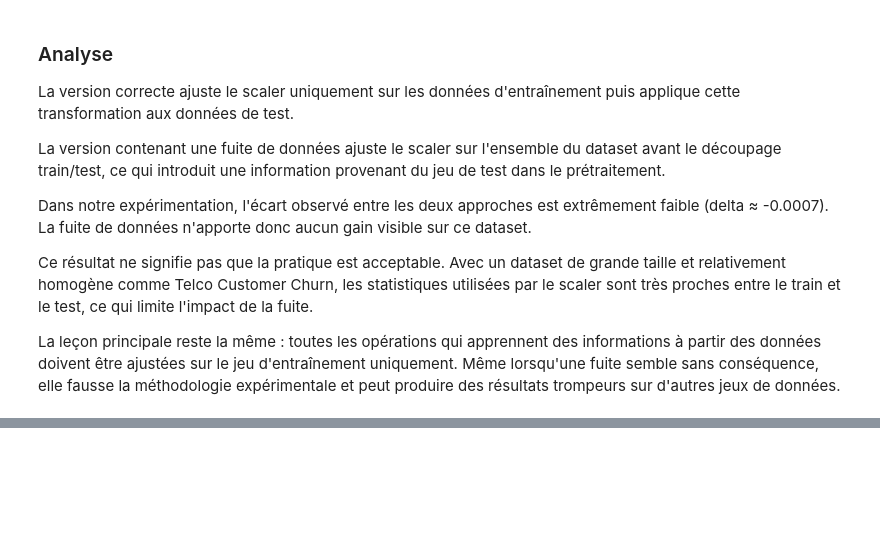
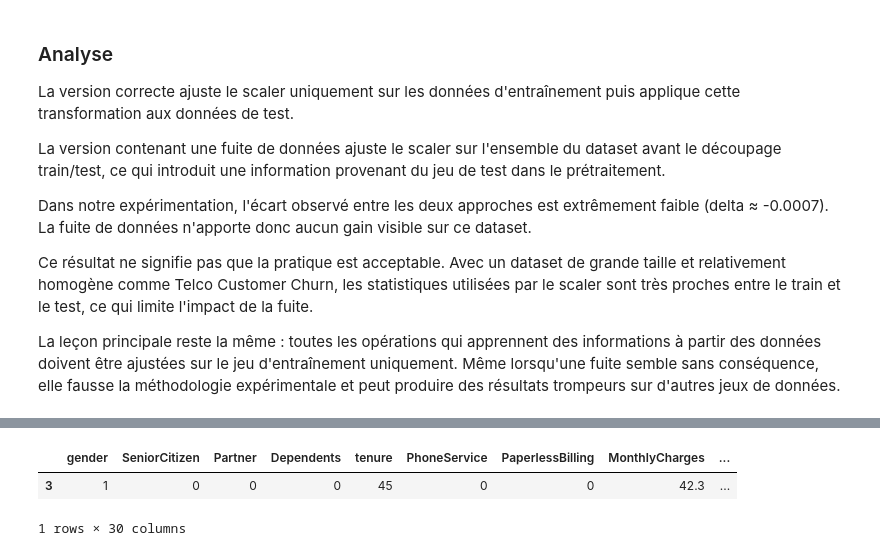
Before and after one commit to GurvanDude/arene-des-algos-Gurvan_Godin, a Jupyter notebook: notebooks/02_arene_des_algos.ipynb, the cells around one changed output, grey strips where cells are left out. Saved outputs shown, nothing was run; the diff lists cells and outputs as text; code cells hidden in the pictures; blank space fills up the shorter version.

Commit message:
feat(preprocessing): build reusable data cleaner

```diff
--- a/notebooks/02_arene_des_algos.ipynb
+++ b/notebooks/02_arene_des_algos.ipynb
@@ -926,0 +990,23 @@ La leçon principale reste la même : toutes les opérations qui apprennent des
+# %%
+X_train = df_final.sample(
+    frac=0.8,
+    random_state=42
+)
+
+X_test = df_final.drop(
+    X_train.index
+)
+# %%
+cleaner = DataCleaner()
+
+X_train_clean = (
+    cleaner.fit_transform(
+        X_train
+    )
+)
+
+X_test_clean = (
+    cleaner.transform(
+        X_test
+    )
+)
@@ -926,0 +1024,10 @@ La leçon principale reste la même : toutes les opérations qui apprennent des
+# %%
+une_ligne = X_test.head(1)
+
+cleaner.transform(
+    une_ligne
+)
+# %% [output]
+|  | gender | SeniorCitizen | Partner | Dependents | tenure | PhoneService | PaperlessBilling | MonthlyCharges | ... |
+| 3 | 1 | 0 | 0 | 0 | 45 | 0 | 0 | 42.3 | ... |
+1 rows × 30 columns
```
Also changed, not shown: parts of 7 cells of this notebook.
